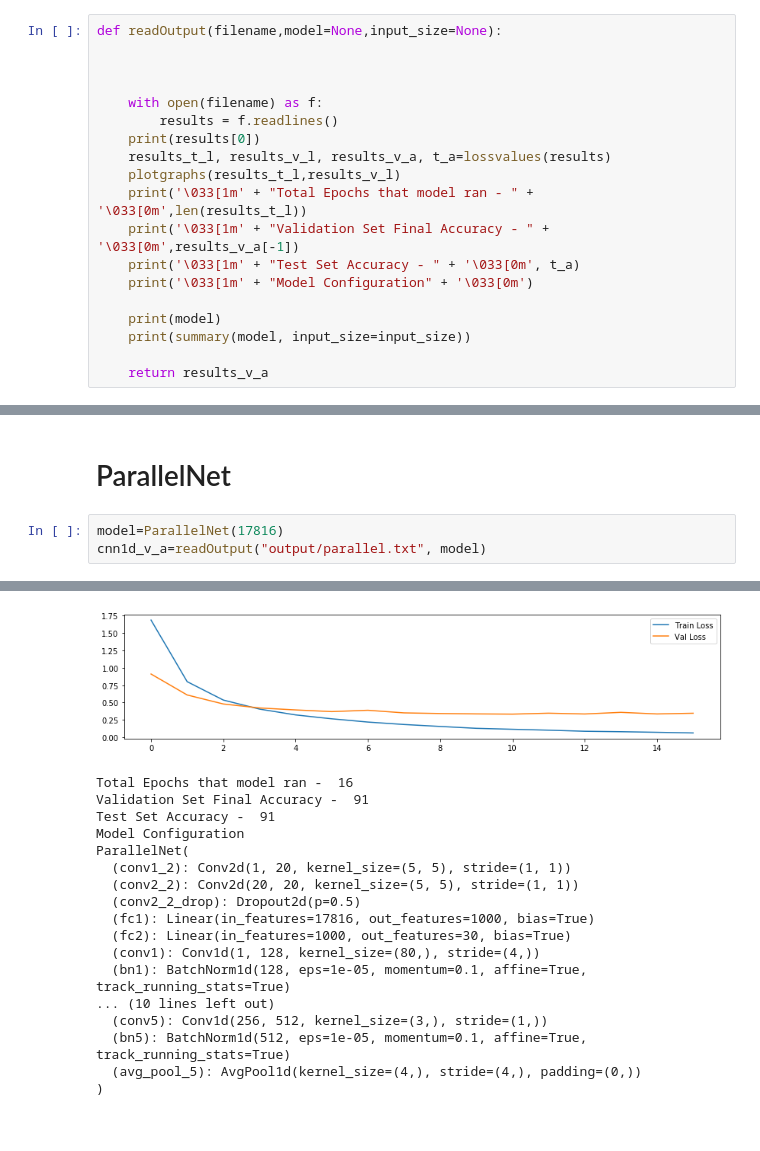
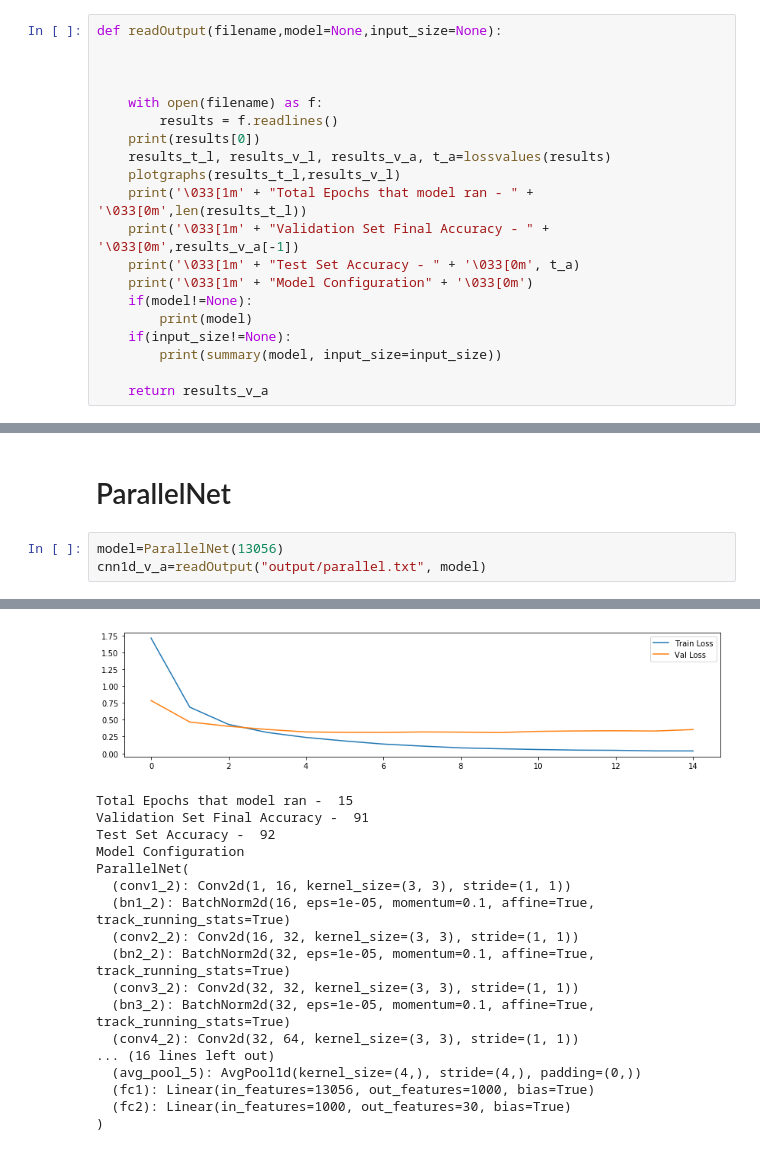
Before and after one commit to anshu3769/Audio-Classification-using-Deep-Learning-Networks, a Jupyter notebook: ResultAnalysis.ipynb, the cells around one changed output, grey strips where cells are left out. Saved outputs shown, nothing was run; the diff lists cells and outputs as text.

```diff
--- a/ResultAnalysis.ipynb
+++ b/ResultAnalysis.ipynb
@@ -43,9 +43,10 @@ def readOutput(filename,model=None,input_size=None):
     print('\033[1m' + "Validation Set Final Accuracy - " + '\033[0m',results_v_a[-1])
     print('\033[1m' + "Test Set Accuracy - " + '\033[0m', t_a)
     print('\033[1m' + "Model Configuration" + '\033[0m')
-
-    print(model)
-    print(summary(model, input_size=input_size))
+    if(model!=None):
+        print(model)
+    if(input_size!=None):
+        print(summary(model, input_size=input_size))
 
     return results_v_a
 # %% [markdown]
@@ -190,6 +192,6 @@ None
 # %% [markdown]
 # ParallelNet
 # %%
-model=ParallelNet(17816)
+model=ParallelNet(13056)
 cnn1d_v_a=readOutput("output/parallel.txt", model)
 # %% [output]
@@ -197,18 +199,18 @@ Train Epoch: 1 [0/51088 (0%)]   Loss: 3.376499
-[figure, old version]
+[figure, new version]
-Total Epochs that model ran -  16
+Total Epochs that model ran -  15
 Validation Set Final Accuracy -  91
-Test Set Accuracy -  91
+Test Set Accuracy -  92
 Model Configuration
 ParallelNet(
-  (conv1_2): Conv2d(1, 20, kernel_size=(5, 5), stride=(1, 1))
-  (conv2_2): Conv2d(20, 20, kernel_size=(5, 5), stride=(1, 1))
-  (conv2_2_drop): Dropout2d(p=0.5)
-  (fc1): Linear(in_features=17816, out_features=1000, bias=True)
+  (conv1_2): Conv2d(1, 16, kernel_size=(3, 3), stride=(1, 1))
+  (bn1_2): BatchNorm2d(16, eps=1e-05, momentum=0.1, affine=True, track_running_stats=True)
+  (conv2_2): Conv2d(16, 32, kernel_size=(3, 3), stride=(1, 1))
+  (bn2_2): BatchNorm2d(32, eps=1e-05, momentum=0.1, affine=True, track_running_stats=True)
+  (conv3_2): Conv2d(32, 32, kernel_size=(3, 3), stride=(1, 1))
+  (bn3_2): BatchNorm2d(32, eps=1e-05, momentum=0.1, affine=True, track_running_stats=True)
+  (conv4_2): Conv2d(32, 64, kernel_size=(3, 3), stride=(1, 1))
+... (16 lines left out)
+  (avg_pool_5): AvgPool1d(kernel_size=(4,), stride=(4,), padding=(0,))
+  (fc1): Linear(in_features=13056, out_features=1000, bias=True)
   (fc2): Linear(in_features=1000, out_features=30, bias=True)
-  (conv1): Conv1d(1, 128, kernel_size=(80,), stride=(4,))
-  (bn1): BatchNorm1d(128, eps=1e-05, momentum=0.1, affine=True, track_running_stats=True)
-... (10 lines left out)
-  (conv5): Conv1d(256, 512, kernel_size=(3,), stride=(1,))
-  (bn5): BatchNorm1d(512, eps=1e-05, momentum=0.1, affine=True, track_running_stats=True)
-  (avg_pool_5): AvgPool1d(kernel_size=(4,), stride=(4,), padding=(0,))
 )
```
Also changed, not shown: parts of 3 cells of this notebook.
